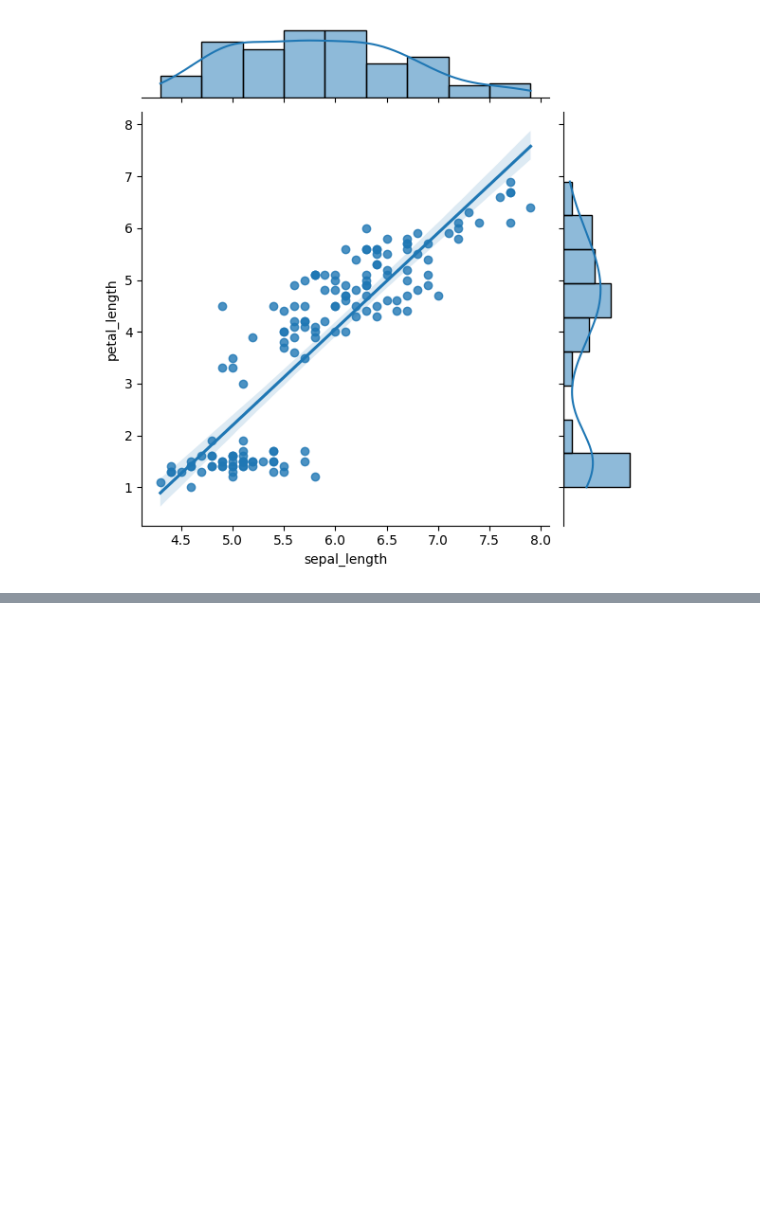
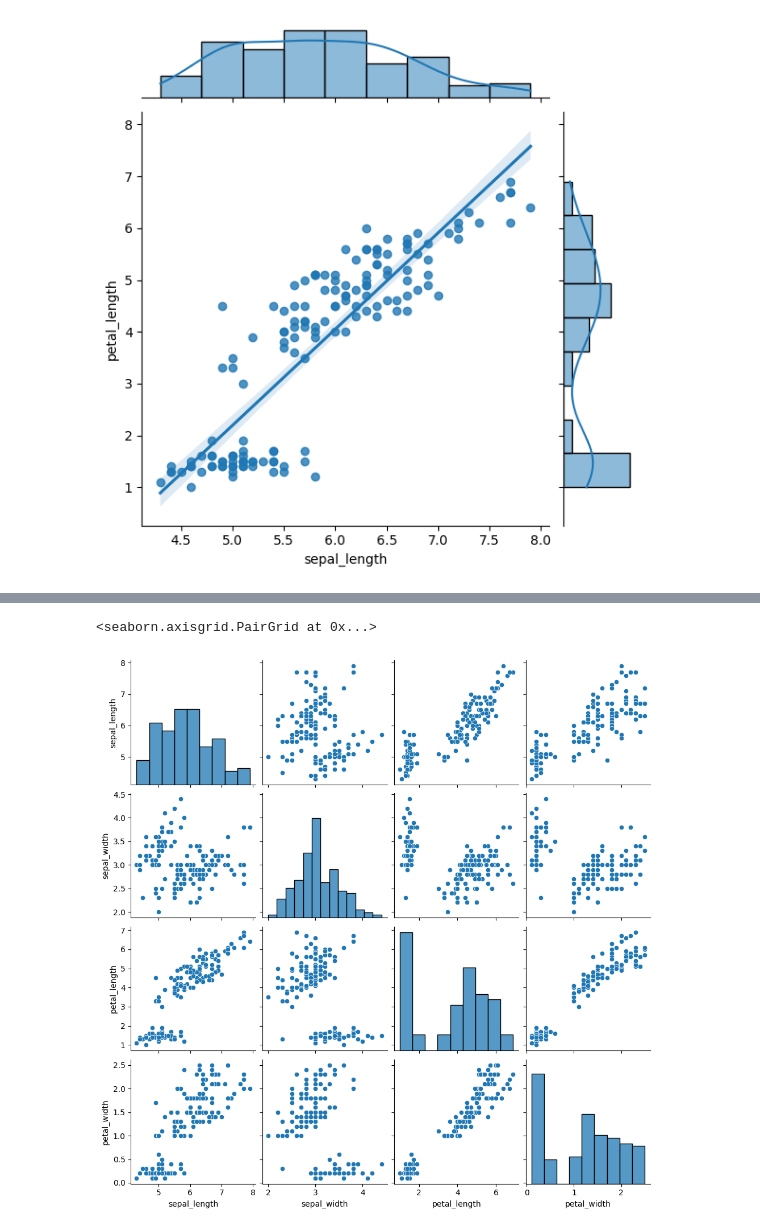
Before and after one commit to Aditya44234/AIwithPy, a Jupyter notebook: seaborn.ipynb, the cells around one changed output, grey strips where cells are left out. Saved outputs shown, nothing was run; the diff lists cells and outputs as text; code cells hidden in the pictures; blank space fills up the shorter version.

```diff
--- a/seaborn.ipynb
+++ b/seaborn.ipynb
@@ -171,0 +190,5 @@ sns.jointplot(x="sepal_length",data=df,y="petal_length",kind="reg")
+# %%
+sns.pairplot(df)
+# %% [output]
+<seaborn.axisgrid.PairGrid at 0x...>
+[figure, added]
```
Also changed, not shown: parts of 4 cells of this notebook.
